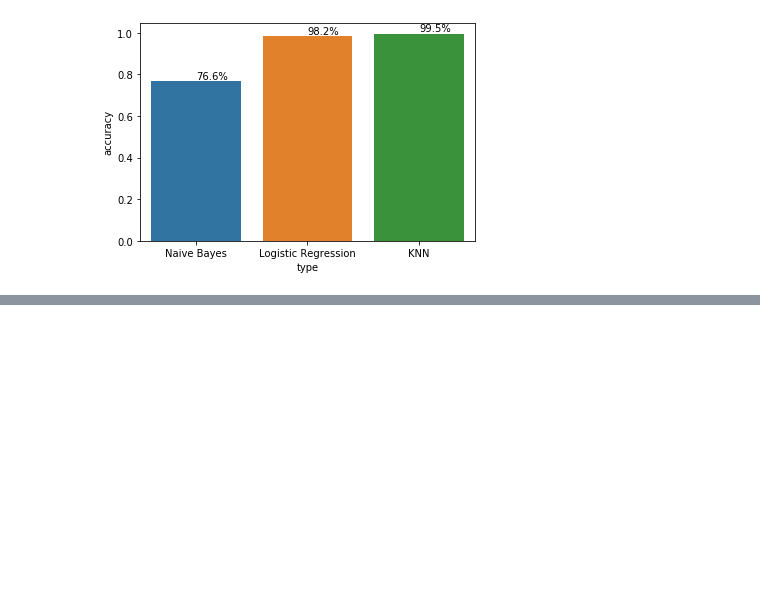
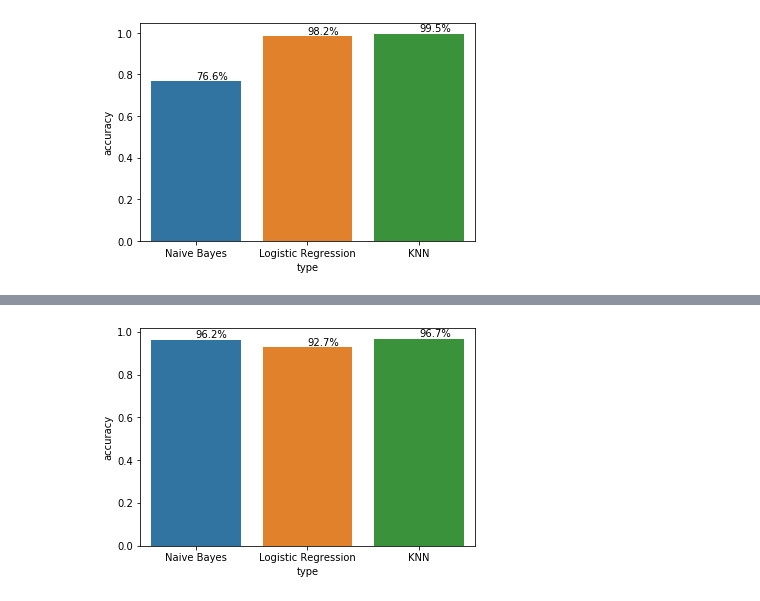
Before and after one commit to woodyzc/ISYE6740, a Jupyter notebook: HW4/homework4/Untitled.ipynb, the cells around one changed output, grey strips where cells are left out. Drawn from its saved outputs; the diff is of its cells as text; code cells hidden in the pictures; blank space fills up the shorter version.

```diff
--- a/HW4/homework4/Untitled.ipynb
+++ b/HW4/homework4/Untitled.ipynb
@@ -229,0 +343,14 @@ plt.show()
+# %%
+x=[1,2,3]
+y=[accuracy_NB,accuracy_LR,accuracy_KNN]
+data = pd.DataFrame(np.array([x,y]).T)
+data.rename(columns={0:"type",1:"accuracy"},inplace=True)
+data["type"] = data["type"].astype('category')
+
+p1 = sns.barplot(x="type", y="accuracy", data=data)
+for index, row in data.iterrows():
+    p1.text(row.type-1,row.accuracy+0.01,str(round(row.accuracy,3)*100)+"%")
+p1.set(xticklabels=['Naive Bayes','Logistic Regression', 'KNN'])
+plt.show()
+# %% [output]
+[figure, added]
```
Also changed, not shown: parts of 5 cells of this notebook.
